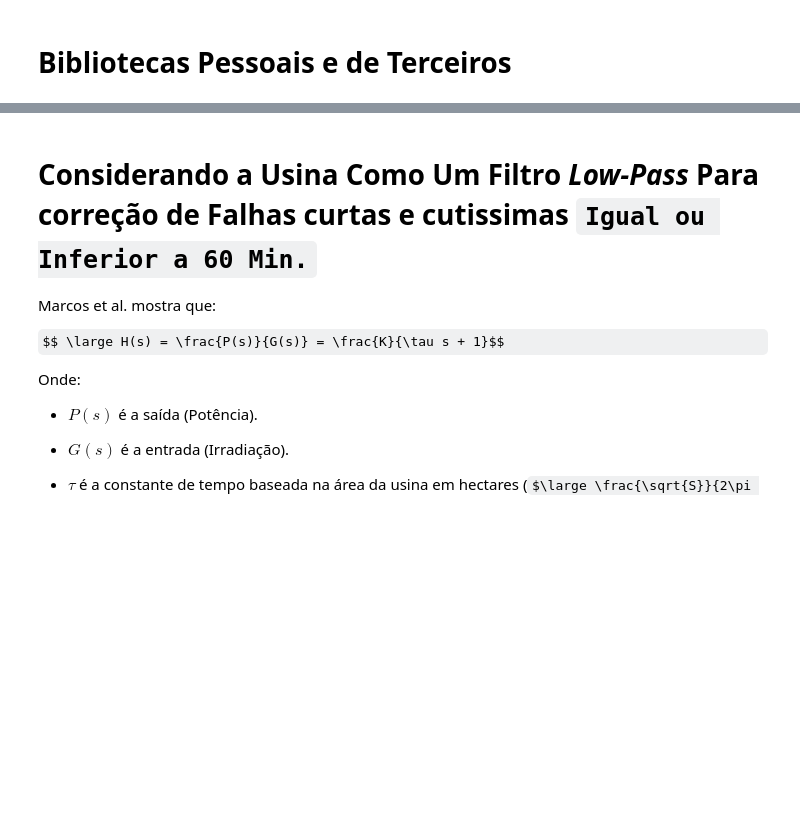
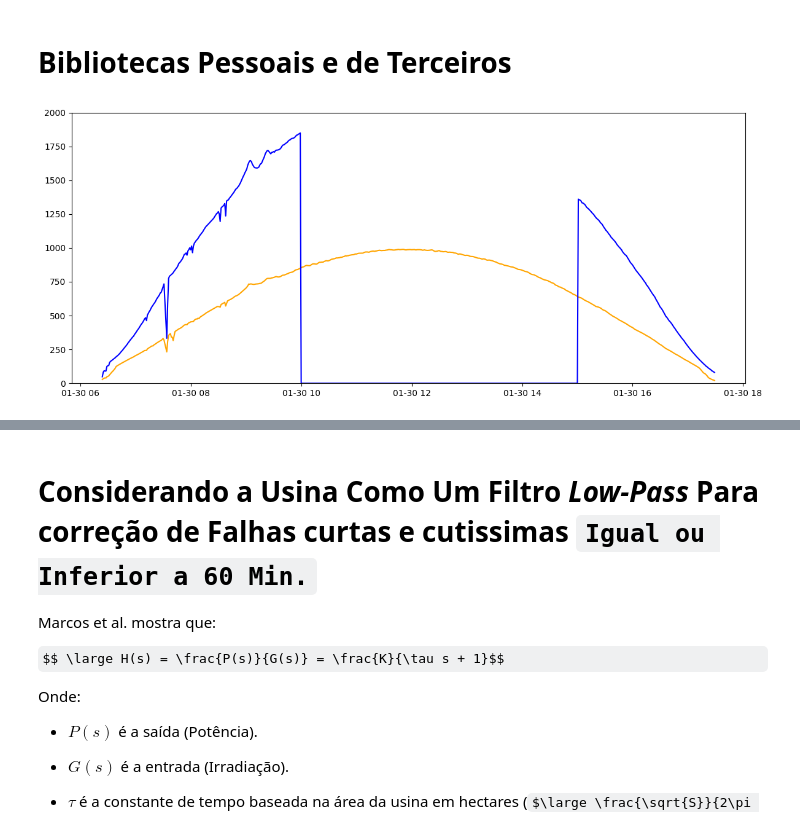
Before and after one commit to gustavodiasz/Modelagem_Dinamica_Usina_FV, a Jupyter notebook: Analise Dos Dados Da Usina De Petrolina.ipynb, the cells around one changed output, grey strips where cells are left out. Drawn from its saved outputs; the diff is of its cells as text; code cells hidden in the pictures; some formulas as TeX source; blank space fills up the shorter version.

```diff
--- a/Analise Dos Dados Da Usina De Petrolina.ipynb
+++ b/Analise Dos Dados Da Usina De Petrolina.ipynb
@@ -38 +38,24 @@ Reconstrutor = ReconstrutorUsinaSolar(area_hectares=5.15, limite_minutos=15, jan
 st = Reconstrutor.reconstruir_potencia_integral_analitica(df=st, col_k='Ganho Da Usina (K)', nome_col_saida='P_Corrigido')
+# %%
+dia_bom = st.loc['2019-01-30 06:00:00':'2019-01-30 18:00:00']
+dia_bom = dia_bom[dia_bom['P'] != 0]
+dia_bom['P_Real_Gabarito'] = dia_bom['P']
+
+# ZERANDO
+dia_bom_teste.loc['2019-01-30 10:00:00':'2019-01-30 15:00:00', 'P'] = 0
+
+mes=f'01'
+dia = f'30'
+x=dia_bom_teste['G'].loc[f'2019-{mes}-{dia} 06:00':f'2019-{mes}-{dia} 18:00'].index
+
+G=dia_bom_teste['G'].loc[f'2019-{mes}-{dia} 06:00':f'2019-{mes}-{dia} 18:00'].values
+P=dia_bom_teste['P'].loc[f'2019-{mes}-{dia} 06:00':f'2019-{mes}-{dia} 18:00'].values
+
+plt.figure(figsize=(12, 5))
+plt.plot(x, G, color='orange')
+plt.plot(x, P, color='blue')
+plt.ylim(0, 2000)
+plt.tight_layout()
+plt.show()
+# %% [output]
+[figure, added]
```
Also changed, not shown: parts of 8 cells of this notebook, 4 other files.
